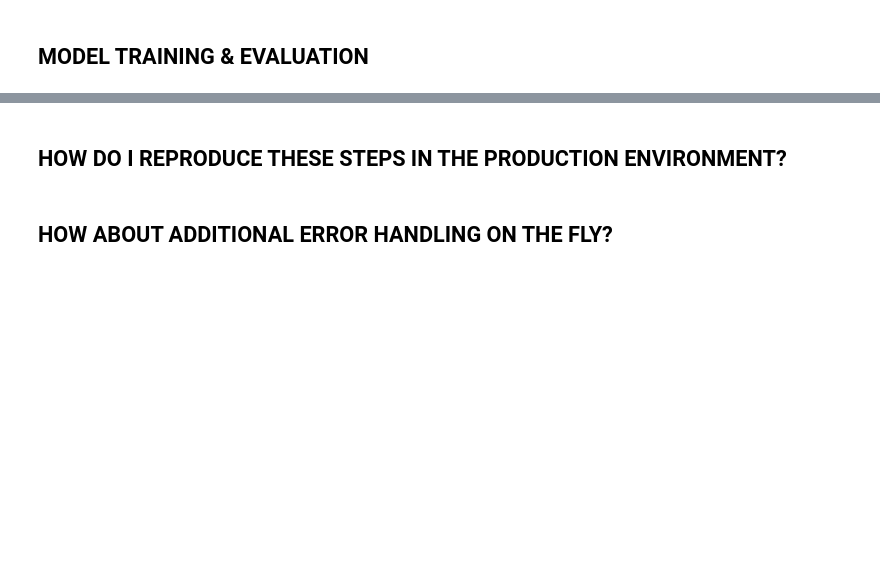
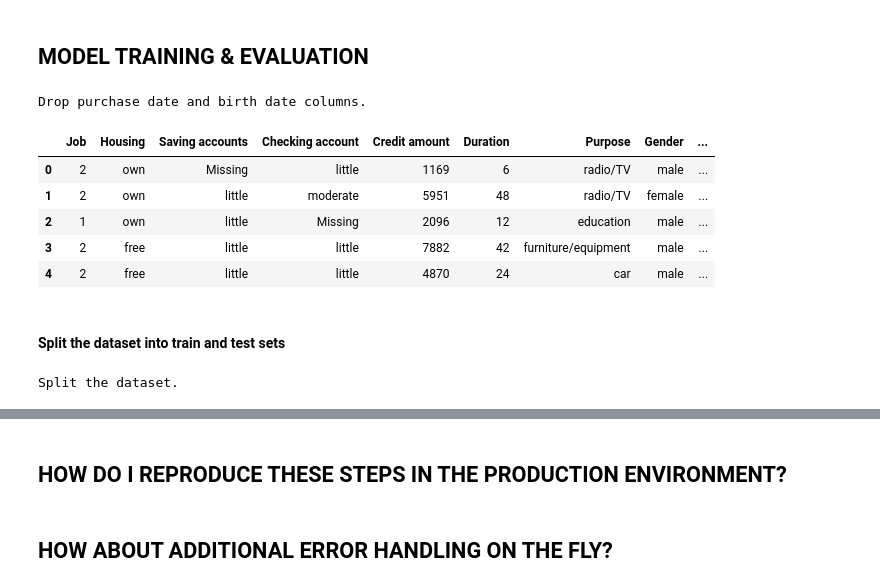
Before and after one commit to tsekulski/ml-in-production, a Jupyter notebook: notebooks/ml-in-production.ipynb, the cells around one changed output, grey strips where cells are left out. Saved outputs shown, nothing was run; the diff lists cells and outputs as text; code cells hidden in the pictures; blank space fills up the shorter version.

```diff
--- a/notebooks/ml-in-production.ipynb
+++ b/notebooks/ml-in-production.ipynb
@@ -576,2 +639,28 @@ dtype('O')
 # %% [markdown]
 ## MODEL TRAINING & EVALUATION
+# %%
+print('Drop purchase date and birth date columns.')
+df.drop(['Purchase_date', 'Birth_date'], axis=1, inplace=True)
+df.head()
+# %% [output]
+Drop purchase date and birth date columns.
+|  | Job | Housing | Saving accounts | Checking account | Credit amount | Duration | Purpose | Gender | ... |
+| 0 | 2 | own | Missing | little | 1169 | 6 | radio/TV | male | ... |
+| 1 | 2 | own | little | moderate | 5951 | 48 | radio/TV | female | ... |
+| 2 | 1 | own | little | Missing | 2096 | 12 | education | male | ... |
+| 3 | 2 | free | little | little | 7882 | 42 | furniture/equipment | male | ... |
+| 4 | 2 | free | little | little | 4870 | 24 | car | male | ... |
+# %% [markdown]
+#### Split the dataset into train and test sets
+# %%
+print('Split the dataset.')
+df = shuffle(df, random_state=123)
+# Create separate object for target variable
+y = df['Risk_label']
+# Create separate object for input features
+X = df.drop('Risk_label', axis=1)
+
+# Split X and y into train and test sets
+X_train, X_test, y_train, y_test = train_test_split(X, y, test_size=0.25, random_state=123)
+# %% [output]
+Split the dataset.
```
Also changed, not shown: parts of 8 cells of this notebook.
